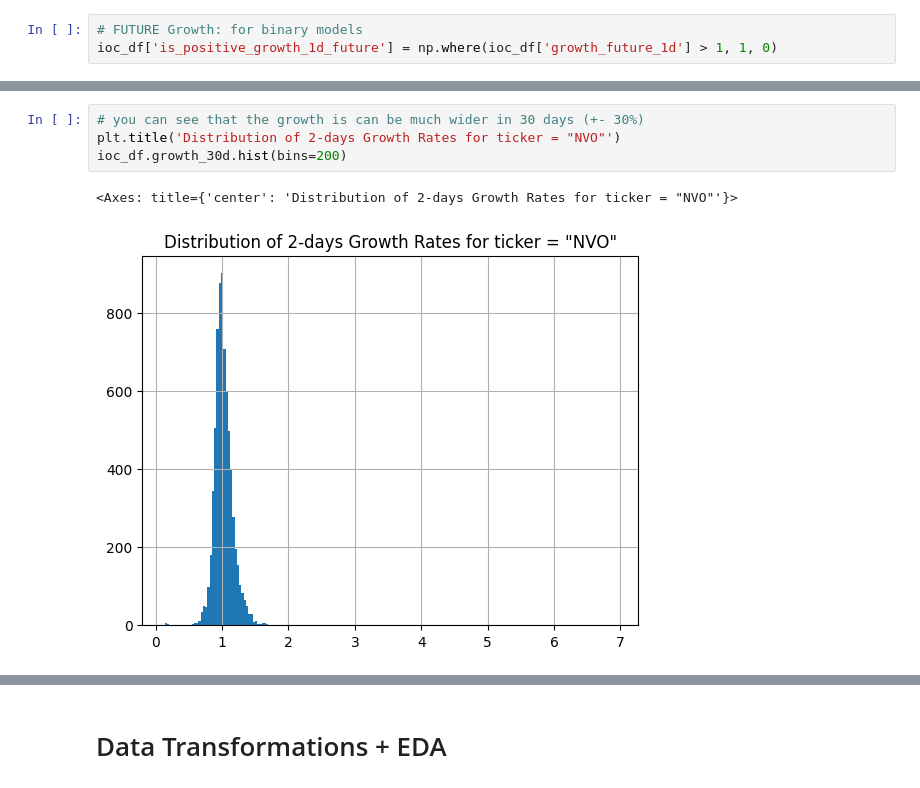
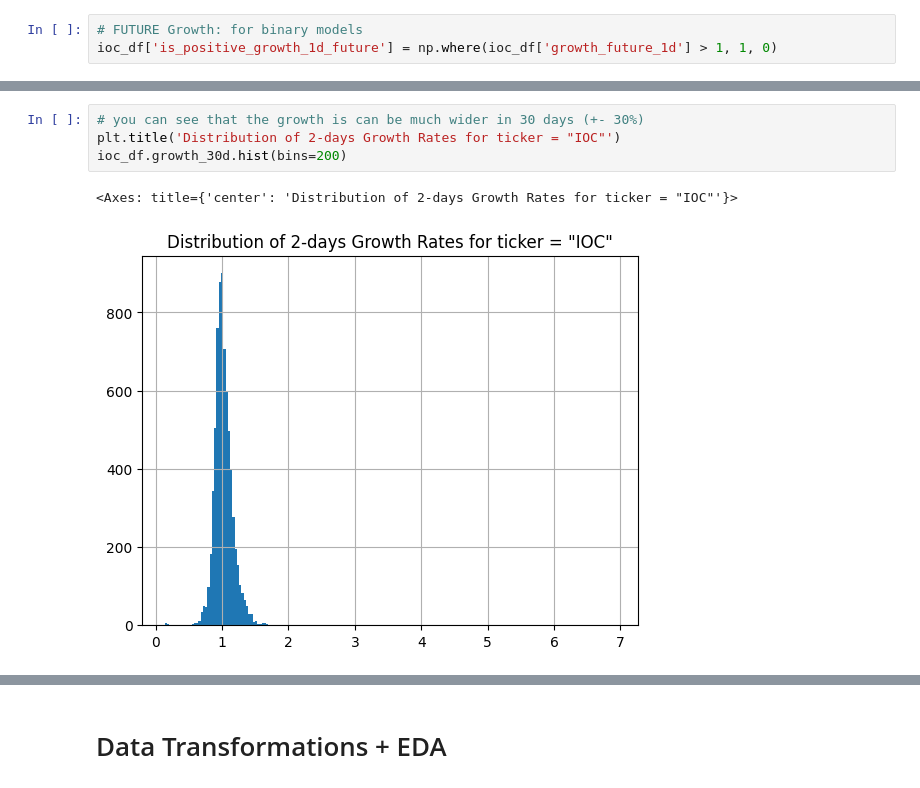
Before and after one commit to MekongDelta-mind/sma_project_repo, a Jupyter notebook: project_sma.ipynb, the cells around one changed output, grey strips where cells are left out. Saved outputs shown, nothing was run; the diff lists cells and outputs as text.

```diff
--- a/project_sma.ipynb
+++ b/project_sma.ipynb
@@ -336,10 +264,10 @@ plt.show()
 # %%
 # you can see that the growth is can be much wider in 30 days (+- 30%)
-plt.title('Distribution of 2-days Growth Rates for ticker = "NVO"')
+plt.title('Distribution of 2-days Growth Rates for ticker = "IOC"')
 ioc_df.growth_30d.hist(bins=200)
 # %% [output]
-<Axes: title={'center': 'Distribution of 2-days Growth Rates for ticker = "NVO"'}>
+<Axes: title={'center': 'Distribution of 2-days Growth Rates for ticker = "IOC"'}>
-[figure, old version]
+[figure, new version]
 # %%
 # for modeling: we use growth_1d, growth_2d as feature
 COLUMNS = [k for k in ioc_df.keys() if k.find('growth')>=0 or k=='Adj Close']
```
Also changed, not shown: parts of 177 cells of this notebook.
